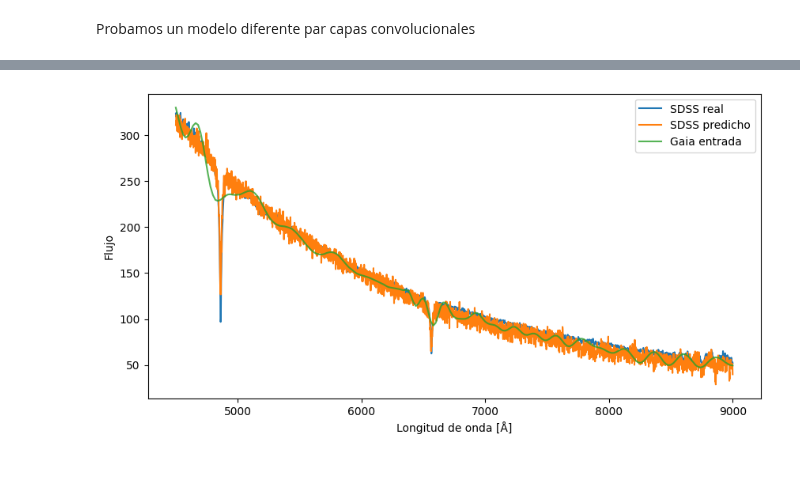
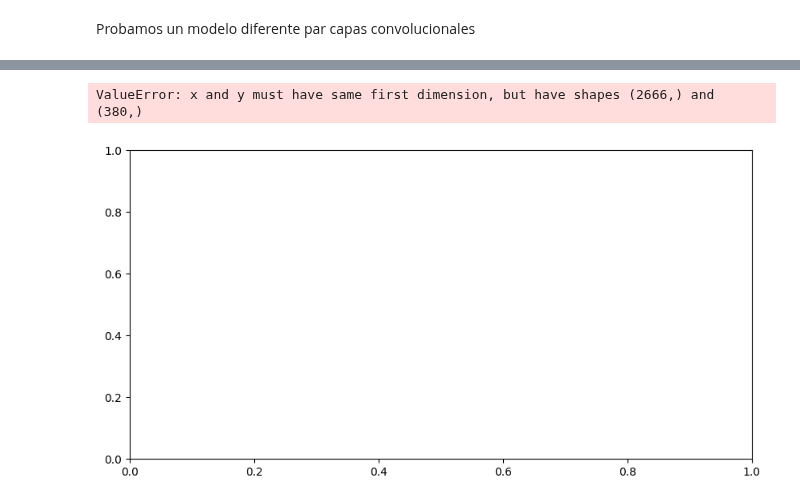
Before and after one commit to javier-cacho-master-ai/trabajo-fin-master, a Jupyter notebook: solution/model-training.ipynb, the cells around one changed output, grey strips where cells are left out. Cells and saved outputs as stored; diff of their text form; code cells hidden in the pictures; blank space fills up the shorter version.

```diff
--- a/solution/model-training.ipynb
+++ b/solution/model-training.ipynb
@@ -169,13 +169,15 @@ n_sdss = y_train.shape[1]
 model = models.Sequential([
     layers.Input(shape=(n_gaia,)),
 
-    layers.Dense(512, activation="relu"),
+    layers.Dense(512),#, activation="elu"),#relu
+    layers.LeakyReLU(negative_slope=0.01),
 
-    layers.Dense(1024, activation="relu"),
+    layers.Dense(1024, activation="elu"),
 
-    layers.Dense(1024, activation="relu"),
+    layers.Dense(1024),
+    layers.LeakyReLU(negative_slope=0.01),
 
-    layers.Dense(1024, activation="relu"),
+    layers.Dense(1024, activation="elu"),
 
     layers.Dense(n_sdss)
 ])
@@ -455,18 +460,19 @@ y_test_recalculated_cnn = y_test_norm * y_std + y_mean
 # %%
 import matplotlib.pyplot as plt
 
 i = 14
 
 gaia_wavelength_ams = gaia_wavelength * 10
 gaia_in_sdss_units_cnn = X_test[i] / 1e-19
 
 plt.figure(figsize=(10, 5))
-plt.plot(sdss_wavelength, y_test[i], label="SDSS real")
+plt.plot(sdss_wavelength_binned, y_test[i], label="SDSS real")
 plt.plot(sdss_wavelength, y_pred_cnn[i], label="SDSS predicho")
 plt.plot(gaia_wavelength_ams, gaia_in_sdss_units, label="Gaia entrada", alpha=0.8)
 plt.xlabel("Longitud de onda [Å]")
 plt.ylabel("Flujo")
 plt.legend()
 plt.show()
 # %% [output]
+ValueError: x and y must have same first dimension, but have shapes (2666,) and (380,)
-[figure, old version]
+[figure, new version]
```
Also changed, not shown: parts of 11 cells of this notebook.
